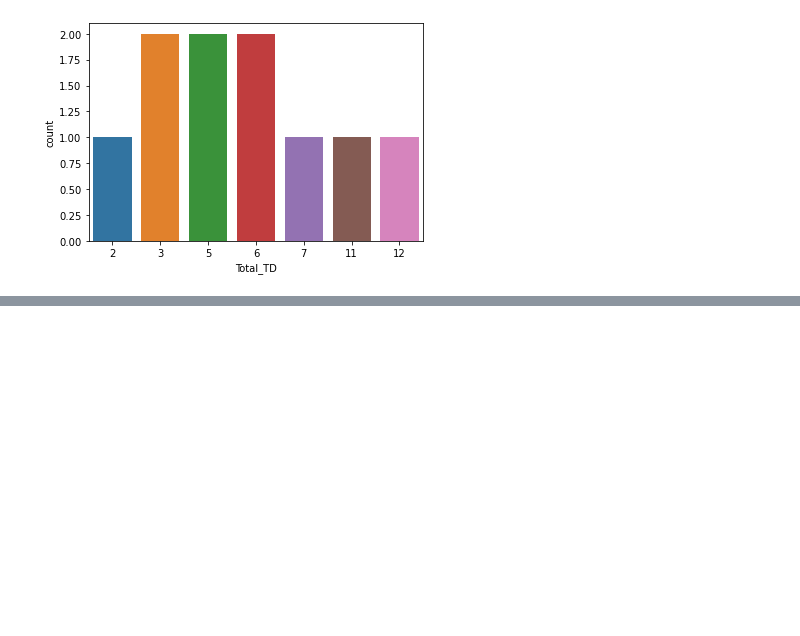
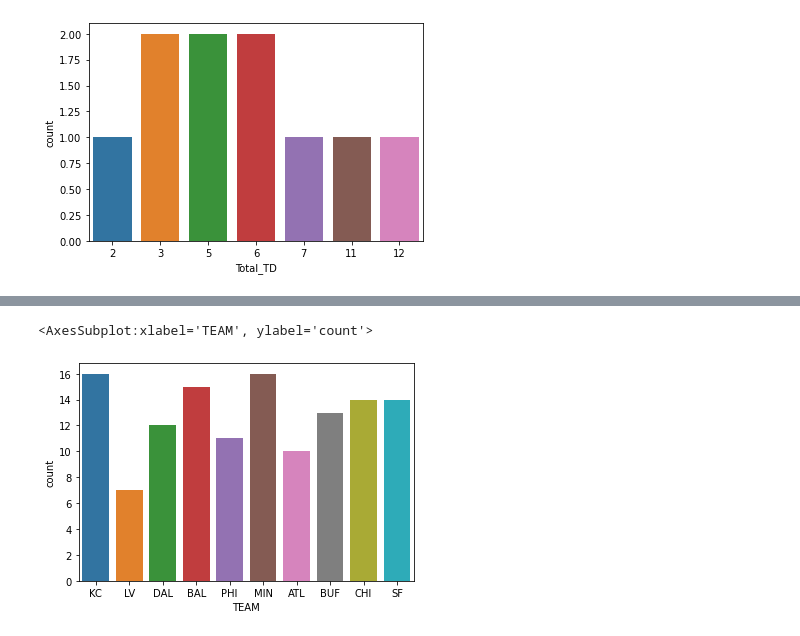
Before and after one commit to jonpb99/Fantasy_Football_Data_Analytics, a Jupyter notebook: 2022_Data/ff_research_te.ipynb, the cells around one changed output, grey strips where cells are left out. Saved outputs shown, nothing was run; the diff lists cells and outputs as text; code cells hidden in the pictures; blank space fills up the shorter version.

```diff
--- a/2022_Data/ff_research_te.ipynb
+++ b/2022_Data/ff_research_te.ipynb
@@ -43,3 +48,6 @@ sns.countplot(x='Total_TD',data=df)
 # %% [output]
 <AxesSubplot:xlabel='Total_TD', ylabel='count'>
 [figure]
+# %%
+df2 = pd.read_csv('https://raw.githubusercontent.com/jonpb99/Fantasy_Football_Data_Analytics/main/2022_Data/ff_research_te2.csv')
+df2.head()
@@ -45,0 +82,5 @@ sns.countplot(x='Total_TD',data=df)
+# %%
+sns.countplot(x="TEAM", data=df2) #games played
+# %% [output]
+<AxesSubplot:xlabel='TEAM', ylabel='count'>
+[figure, added]
```
Also changed, not shown: parts of 15 cells of this notebook, 1 other file.
